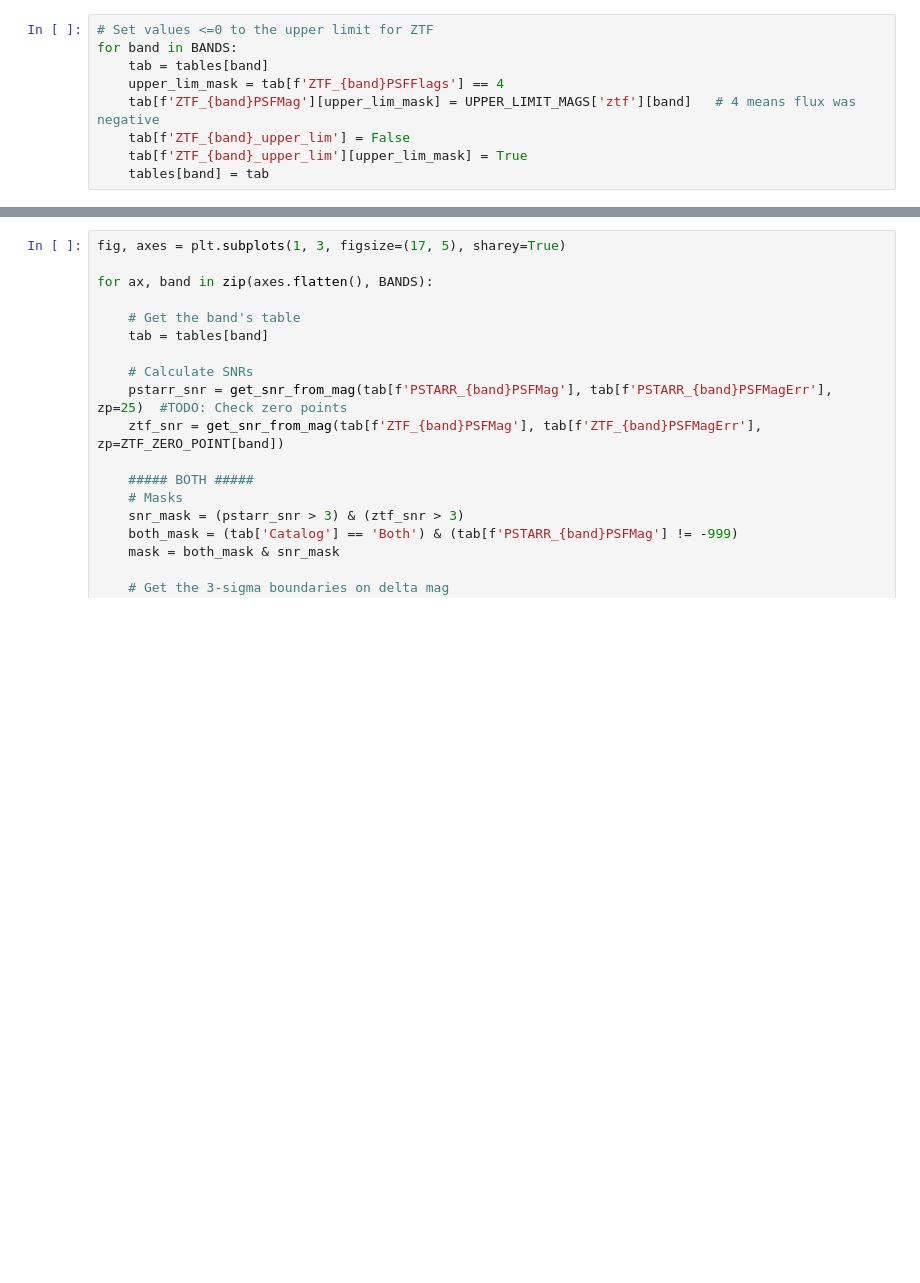
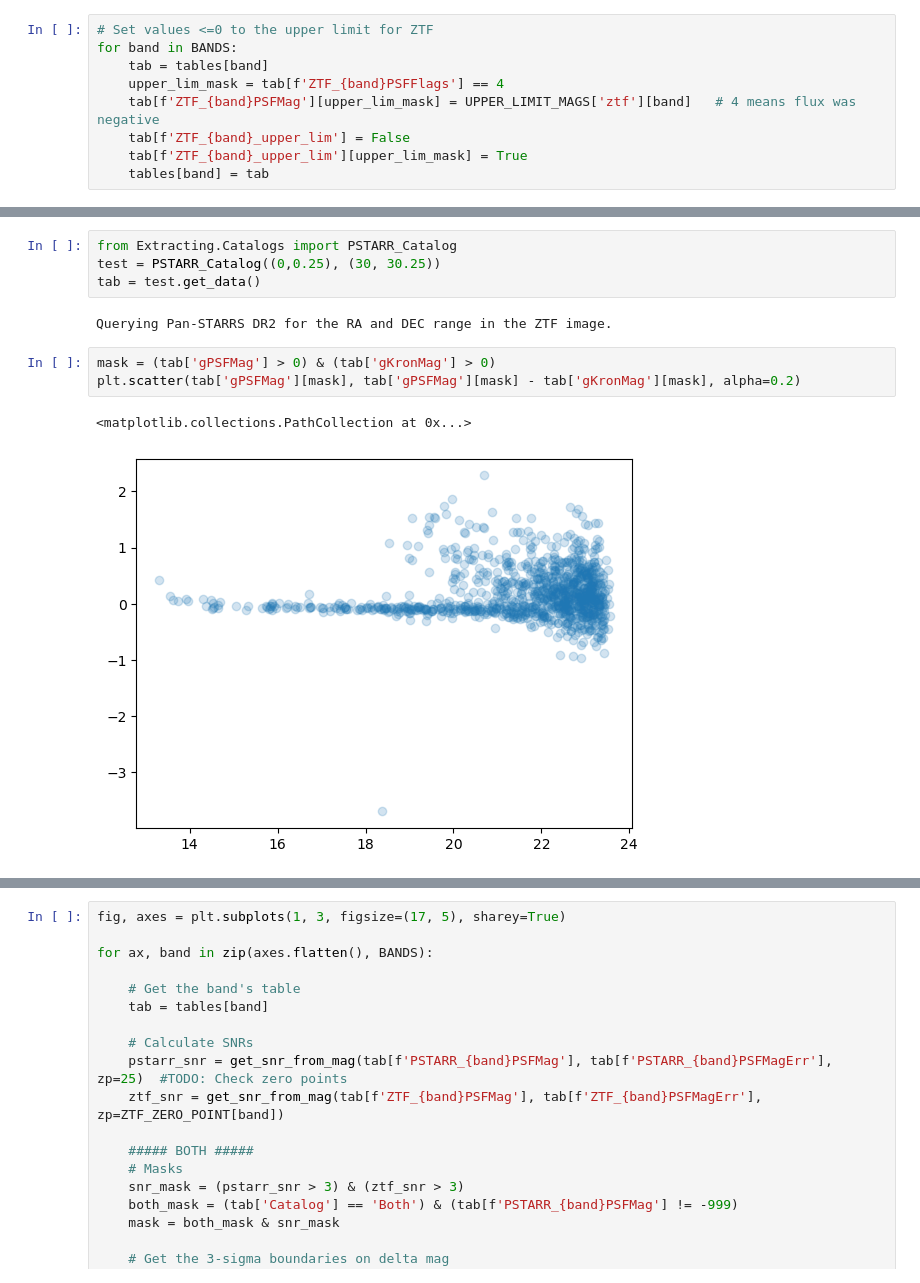
Before and after one commit to Adam-Boesky/long_transients, a Jupyter notebook: detect_transients.ipynb, the cells around one changed output, grey strips where cells are left out. Saved outputs shown, nothing was run; the diff lists cells and outputs as text; blank space fills up the shorter version.

```diff
--- a/detect_transients.ipynb
+++ b/detect_transients.ipynb
@@ -163,0 +155,12 @@ plt.show()
+# %%
+from Extracting.Catalogs import PSTARR_Catalog
+test = PSTARR_Catalog((0,0.25), (30, 30.25))
+tab = test.get_data()
+# %% [output]
+Querying Pan-STARRS DR2 for the RA and DEC range in the ZTF image.
+# %%
+mask = (tab['gPSFMag'] > 0) & (tab['gKronMag'] > 0)
+plt.scatter(tab['gPSFMag'][mask], tab['gPSFMag'][mask] - tab['gKronMag'][mask], alpha=0.2)
+# %% [output]
+<matplotlib.collections.PathCollection at 0x...>
+[figure, added]
```
Also changed, not shown: parts of 9 cells of this notebook, 6 other files.
